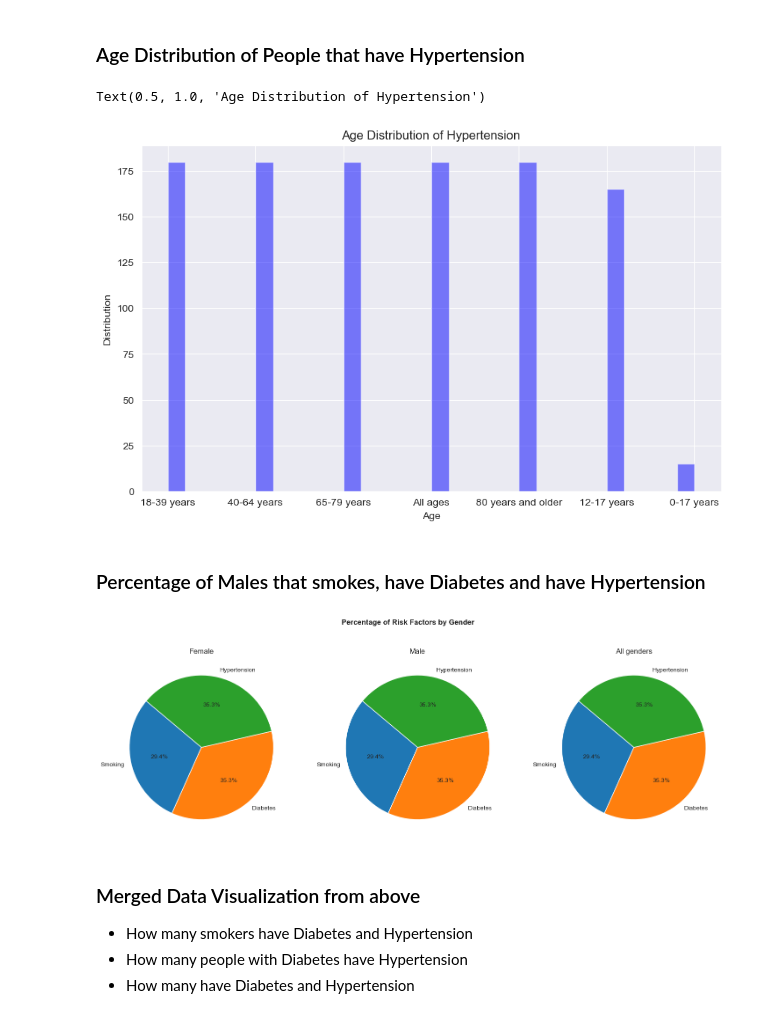
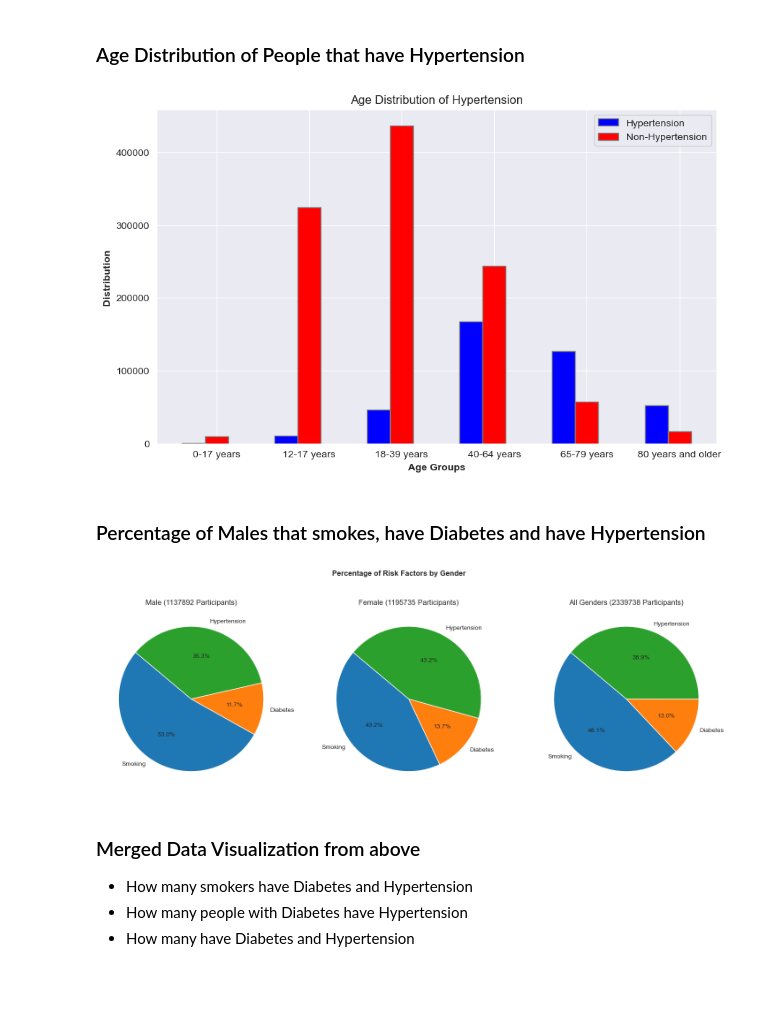
Before and after one commit to byQuexo/DataScienceHealthcareSOL, a Jupyter notebook: main.ipynb, the cells around one changed output. Cells and saved outputs as stored; diff of their text form; code cells hidden in the pictures; blank space fills up the shorter version.

```diff
--- a/main.ipynb
+++ b/main.ipynb
@@ -132,11 +113,15 @@ df.duplicated().sum()
 # %%
 df.drop(columns=['YearStart', 'YearEnd', 'LocationDesc', 'DataSource', 'Topic',
                  'Data_Value_Unit', 'DataValueTypeID', 'Data_Value_Type', 'GeoLocation',
-                 'Low_Confidence_limit', 'High_Confidence_Limit', 'Sample_Size',
+                 'Low_Confidence_limit', 'High_Confidence_Limit',
                  'Data_Value_Footnote_Symbol', 'Data_Value_Footnote', 'ResponseID',
                  'QuestionID', 'LocationAbbr', 'Numerator', 'LocationID', 'RiskFactorID', 'RiskFactorResponseID',  'Geographic Level',
                  'Data_Value','TopicID','CategoryID','AgeID','GenderID', 'RaceEthnicityID'
                  ], inplace=True)
+
+df.dropna(subset=['Sample_Size'], inplace=True)
+df['Sample_Size'] = df['Sample_Size'].astype(int)
+df.drop(df[df['Age'] == 'All ages'].index, inplace=True)
 # %% [markdown]
 ### Remove all rows that are not related to Vision
 # %%
@@ -328,44 +329,62 @@ Text(0.5, 1.0, 'Age Distribution of Diabetes')
 # %% [markdown]
 ### Age Distribution of People that have Hypertension
 # %%
-plt.figure(figsize=(10, 6))
-plt.hist(df[( df['RiskFactor'] == 'Hypertension') & ( df['RiskFactorResponse'] == 'Yes')]['Age'], bins=30, color='blue', alpha=0.5)
-plt.xlabel('Age')
-plt.ylabel('Distribution')
-plt.title('Age Distribution of Hypertension')
+age_group_sample_size_hypertension_yes = {age_group: df[(df['Age'] == age_group) & (df['RiskFactor'] == 'Hypertension') & (df['RiskFactorResponse'] == 'Yes')]['Sample_Size'].sum() for age_group in age_groups}
+age_group_sample_size_hypertension_no = {age_group: df[(df['Age'] == age_group) & (df['RiskFactor'] == 'Hypertension') & (df['RiskFactorResponse'] == 'No')]['Sample_Size'].sum() for age_group in age_groups}
+
+bar_width = 0.25
+r1 = np.arange(len(age_groups))
+r2 = [x + bar_width for x in r1]
+r3 = [x + bar_width for x in r2]
+
+fig, ax = plt.subplots(figsize=(10, 6))
+ax.bar(r1, age_group_sample_size_hypertension_yes.values(), color='blue', width=bar_width, edgecolor='grey', label='Hypertension')
+ax.bar(r2, age_group_sample_size_hypertension_no.values(), color='red', width=bar_width, edgecolor='grey', label='Non-Hypertension')
+
+ax.set_xlabel('Age Groups', fontweight='bold')
+ax.set_ylabel('Distribution', fontweight='bold')
+ax.set_xticks([r + bar_width for r in range(len(age_groups))])
+ax.set_xticklabels(age_groups)
+ax.set_title('Age Distribution of Hypertension')
+ax.legend()
+
+plt.show()
 # %% [output]
-Text(0.5, 1.0, 'Age Distribution of Hypertension')
-[figure, old version]
+[figure, new version]
 # %% [markdown]
 ### Percentage of Males that smokes, have Diabetes and have Hypertension
 # %%
-genders = ['Female', 'Male', 'All genders']
-risk_factors = ['Smoking', 'Diabetes', 'Hypertension']
-
 # Dictionary to store data for pie charts
 risk_counts_by_gender = {gender: {risk: 0 for risk in risk_factors} for gender in genders}
-total_counts_by_gender = {gender: 0 for gender in genders}
+total_sample_size_by_gender = {gender: df[df['Gender'] == gender]['Sample_Size'].sum() for gender in genders}
 
-# Calculate counts for each gender and risk factor
+# Calculate counts for each risk factor for each gender
 for gender in genders:
-    total_counts_by_gender[gender] = df[(df['Gender'] == gender)].shape[0]
     for risk in risk_factors:
-        risk_counts_by_gender[gender][risk] = df[(df['Gender'] == gender) & (df['RiskFactor'] == risk) & (df['RiskFactorResponse'] == 'Yes')].shape[0]
+        risk_counts_by_gender[gender][risk] = df[(df['Gender'] == gender) & (df['RiskFactor'] == risk) & (df['RiskFactorResponse'] == 'Yes')]['Sample_Size'].sum()
 
-# Calculate percentages for each gender and risk factor
-percentages_by_gender = {gender: {risk: (risk_counts_by_gender[gender][risk] / total_counts_by_gender[gender]) * 100 for risk in risk_factors} for gender in genders}
+# Calculate percentages for each risk factor for each gender
+percentages_by_gender = {gender: {risk: (risk_counts_by_gender[gender][risk] / total_sample_size_by_gender[gender]) * 100 for risk in risk_factors} for gender in genders}
 
 # Create pie charts for each gender
-fig, axes = plt.subplots(nrows=1, ncols=len(genders), figsize=(18, 6))
+fig, axes = plt.subplots(1, 3, figsize=(18, 6))
 fig.suptitle('Percentage of Risk Factors by Gender', fontweight='bold')
 
-for idx, gender in enumerate(genders):
-    axes[idx].pie(percentages_by_gender[gender].values(), labels=percentages_by_gender[gender].keys(), autopct='%1.1f%%', startangle=140)
-    axes[idx].set_title(f'{gender}')
+# Male
+axes[0].pie(percentages_by_gender['Male'].values(), labels=percentages_by_gender['Male'].keys(), autopct='%1.1f%%', startangle=140)
+axes[0].set_title(f"Male ({total_sample_size_by_gender['Male']} Participants)")
+
+# Female
+axes[1].pie(percentages_by_gender['Female'].values(), labels=percentages_by_gender['Female'].keys(), autopct='%1.1f%%', startangle=140)
+axes[1].set_title(f"Female ({total_sample_size_by_gender['Female']} Participants)")
+
+# All genders
+axes[2].pie(percentages_by_gender['All genders'].values(), labels=percentages_by_gender['All genders'].keys(), autopct='%1.1f%%', startangle=140)
+axes[2].set_title(f"All Genders ({total_sample_size_by_gender['All genders']} Participants)")
 
 plt.show()
 # %% [output]
-[figure, old version]
+[figure, new version]
 # %% [markdown]
 ### Merged Data Visualization from above
 
```
Also changed, not shown: parts of 25 cells of this notebook, 2 other files.
